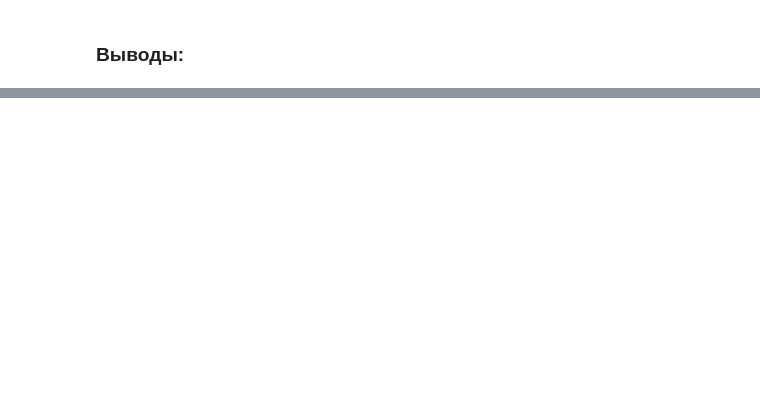
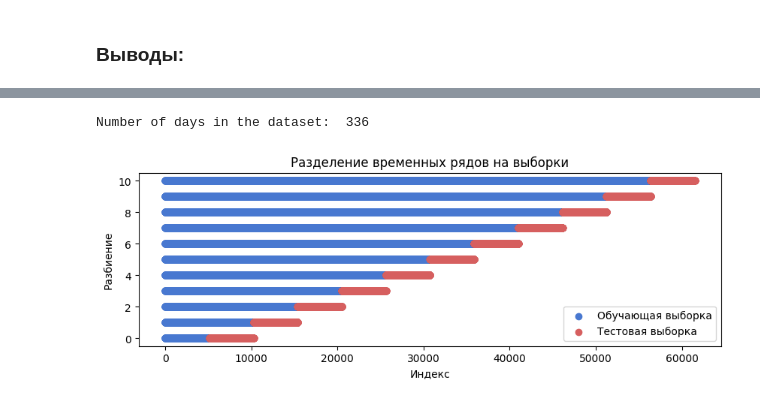
Before and after one commit to keda88/pet_project, a Jupyter notebook: buyer activity/buyer_activity.ipynb, the cells around one changed output, grey strips where cells are left out. Drawn from its saved outputs; the diff is of its cells as text; code cells hidden in the pictures; blank space fills up the shorter version.

```diff
--- a/buyer activity/buyer_activity.ipynb
+++ b/buyer activity/buyer_activity.ipynb
@@ -461,0 +638,6 @@ memory usage: 13.9+ MB
+# %%
+# Найдем дату, на которую нужно удалить последние 30 дней
+date_to_exclude = data_grouped['date'].max() - pd.Timedelta(days=30)
+
+# Удалим данные за последние 30 дней
+data_grouped = data_grouped[data_grouped['date'] < date_to_exclude]
@@ -461,0 +660,22 @@ memory usage: 13.9+ MB
+# %%
+# Скопировать data_grouped в features_time_s
+features_time_s = data_grouped.copy()
+
+# Создание признаков "день месяца", "день недели", "неделя месяца" и "является ли день выходным"
+features_time_s['total_price'] = features_time_s['price'] * features_time_s['quantity']
+features_time_s['day_of_month'] = features_time_s['date'].dt.day
+features_time_s['day_of_week'] = features_time_s['date'].dt.dayofweek
+features_time_s['month'] = features_time_s['date'].dt.month
+features_time_s['week_of_year'] = features_time_s['date'].dt.isocalendar().week
+features_time_s['week_of_month'] = features_time_s['date'].apply(lambda x: (x.day - 1) // 7 + 1)
+features_time_s['is_weekend'] = features_time_s['day_of_week'].isin([5, 6]).astype(int)
+features_time_s['is_holiday'] = features_time_s['date'].isin(is_holiday_22_23).astype(int)
+
+# Создаем список дат на следующие 30 дней от каждой даты в features_time_s
+date_ranges = [pd.date_range(date, periods=30) for date in features_time_s['date']]
+# Создаем новый признак 'holidays_next_30_days'
+features_time_s['holidays_next_30_days'] = [sum(1 for holiday in is_holiday_22_23 if holiday in date_range) for date_range in date_ranges]
+# %%
+features_time_s = features_time_s.set_index('date')
+# Удалить время из даты в индексе, оставить только дату
+features_time_s.index = features_time_s.index.date
@@ -461,0 +732,23 @@ memory usage: 13.9+ MB
+# %%
+num_days = features_time_s.index.nunique()
+print("Number of days in the dataset: ", num_days)
+# %% [output]
+Number of days in the dataset:  336
+# %%
+# Создаем объект TimeSeriesSplit
+n_splits = 11
+tscv = TimeSeriesSplit(n_splits=n_splits)
+# %%
+# Визуализируем разделение на выборки
+plt.figure(figsize=(10, 3))
+for i, (train_index, test_index) in enumerate(tscv.split(features_time_s)):
+    plt.scatter(train_index, [i]*len(train_index), color='b', label='Обучающая выборка' if i==0 else "")
+    plt.scatter(test_index, [i]*len(test_index), color='r', label='Тестовая выборка' if i==0 else "")
+
+plt.xlabel('Индекс')
+plt.ylabel('Разбиение')
+plt.title('Разделение временных рядов на выборки')
+plt.legend()
+plt.show()
+# %% [output]
+[figure, added]
```
Also changed, not shown: parts of 105 cells of this notebook.
